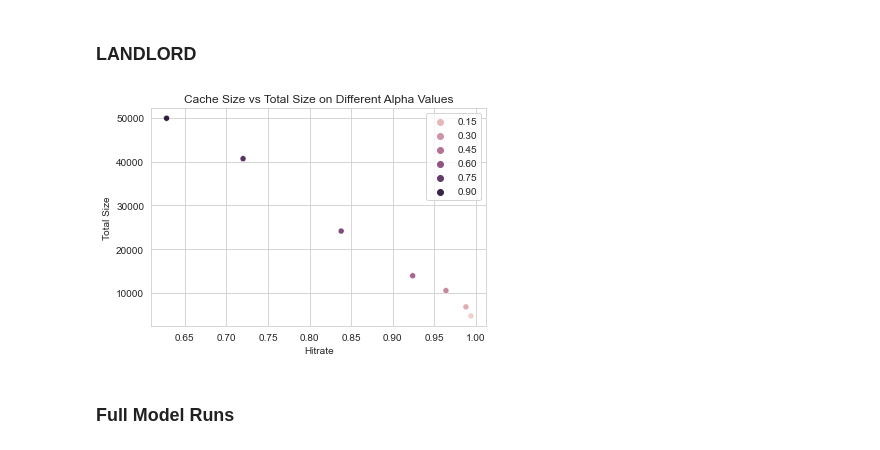
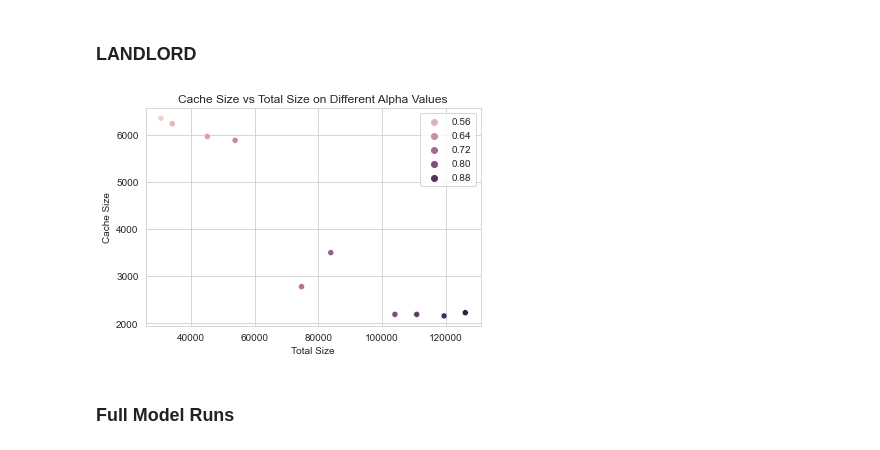
Before and after one commit to kevingao26/Binder-Logs, a Jupyter notebook: 6. The Models/Model Workspace.ipynb, the cells around one changed output. Cells and saved outputs as stored; diff of their text form; code cells hidden in the pictures.

Commit message:
7/25 visuals

```diff
--- a/6. The Models/Model Workspace.ipynb
+++ b/6. The Models/Model Workspace.ipynb
@@ -512,13 +514,17 @@ class Container:
         if self.has_dynamic:
             self.extra_dynamic = np.sum(self.df["Dynamic Freq"]) / len(self.df) / launch_count
 
-        '''
         if self.heuristic_ct == "A":
+            if launch_count >= 100000:
+                self.extra_score = self.has_vers * self.extra_vers / 0.3 + self.has_stat1 * self.extra_stat1 / 2100 + self.has_dynamic * self.extra_dynamic / 0.01
+            else:
+                self.extra_score = self.has_vers * self.extra_vers / 0.3 + self.has_stat1 * self.extra_stat1 / 2100 + 0.01
+        elif self.heuristic_ct == "B":
+            # cacheRank
             pass
         else:
-        '''
+            self.extra_score = self.extra_vers + self.extra_stat1 + self.extra_dynamic
 
-        self.extra_score = self.extra_vers + self.extra_stat1 + self.extra_dynamic
 
         '''
         if self.p_switch:
@@ -915,7 +958,8 @@ def MODEL_nl(kind, custom=None, constraints=[-1, -1, -1], versions=True, alpha=0
         cache_limit = False
 
     start = time.time()
-    cache = LRUCache(ct_limit, cache_limit, capacity, xtra, cache_safe)
+    cache = LRUCache(ct_limit, cache_limit, capacity, xtra, cache_safe, heuristic_ct,
+                    xtra_vers, xtra_stat1, xtra_dynamic)
     count = 0
     ct_count = 0
     containers = []
@@ -1011,6 +1055,6 @@ def MODEL_nl(kind, custom=None, constraints=[-1, -1, -1], versions=True, alpha=0
     return time_taken, count, ct_count, containers, total_size, total_time, hitrate, cache, heuristic_ct, heuristic_land, stat_version
     return time_taken, count, containers, 1, 1
 
-rs= MODEL_nl('lru_c', 1, [-1, -1, 4], True, 0.7, 0, 0, 0, "a", "A", "A", 0)
+rs= MODEL_nl('lru_c', 1, [-1, -1, 10], True, 0.7, 1, 1, 0, "a", "B", "A", 2)
 rs[0], rs[1], rs[2], rs[4], rs[5], rs[6]
 # %% [output]
@@ -1357,25 +1433,25 @@ RESULT_size_time_scatterplot(True)
 # %%
 def RESULT_land_alpha_scatterplot():
 
     csize, tsize, names = [], [], []
 
-    for i in np.arange(0.05, 1, 0.15):
-        temp = MODEL_nl("land", "timeit", [400, -1, 5], False, i)
-        #csize.append(temp[7].get_total_size())
-        csize.append(temp[6])
-        tsize.append(temp[4])
+    for i in np.arange(0.5, 1, 0.05):
+        temp = MODEL_nl("land", "timeit", [400, -1, 10], True, i)
+        tsize.append(temp[7].get_total_size())
+        #csize.append(temp[6])
+        csize.append(temp[4])
         names.append(i)
 
     sns.scatterplot(x=csize, y=tsize, hue=names)
-    plt.xlabel("Hitrate")
-    plt.ylabel("Total Size")
+    plt.xlabel("Total Size")
+    plt.ylabel("Cache Size")
     plt.title("Cache Size vs Total Size on Different Alpha Values")
     return
 
 
 RESULT_land_alpha_scatterplot()
 # %% [output]
-[figure, old version]
+[figure, new version]
 # %% [markdown]
 ### Full Model Runs
 # %% [markdown]
```
Also changed, not shown: parts of 8 cells of this notebook, 6 other files.
